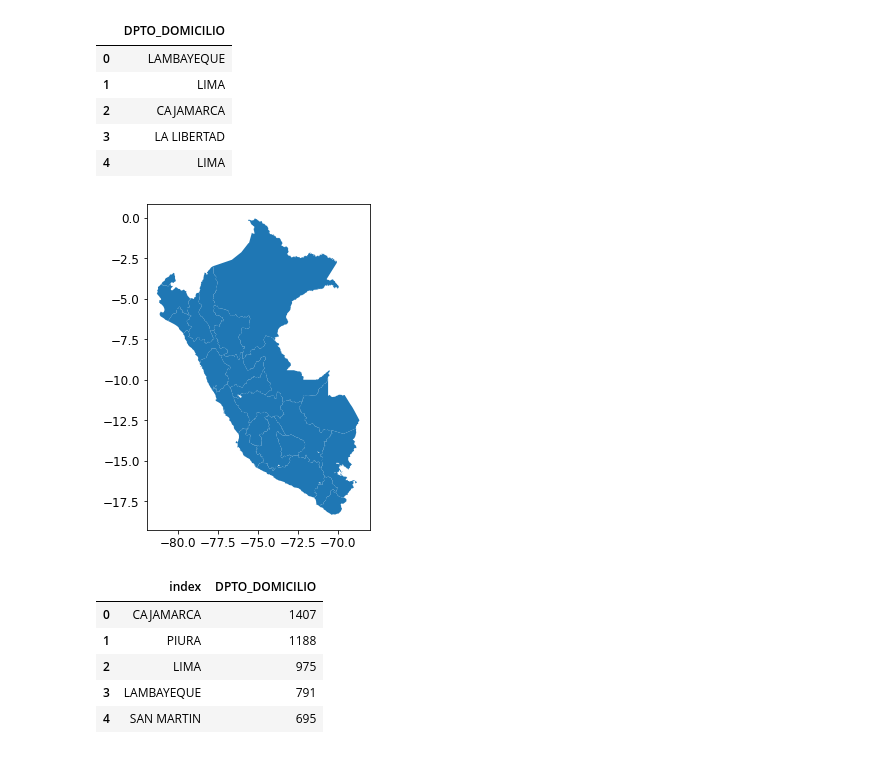
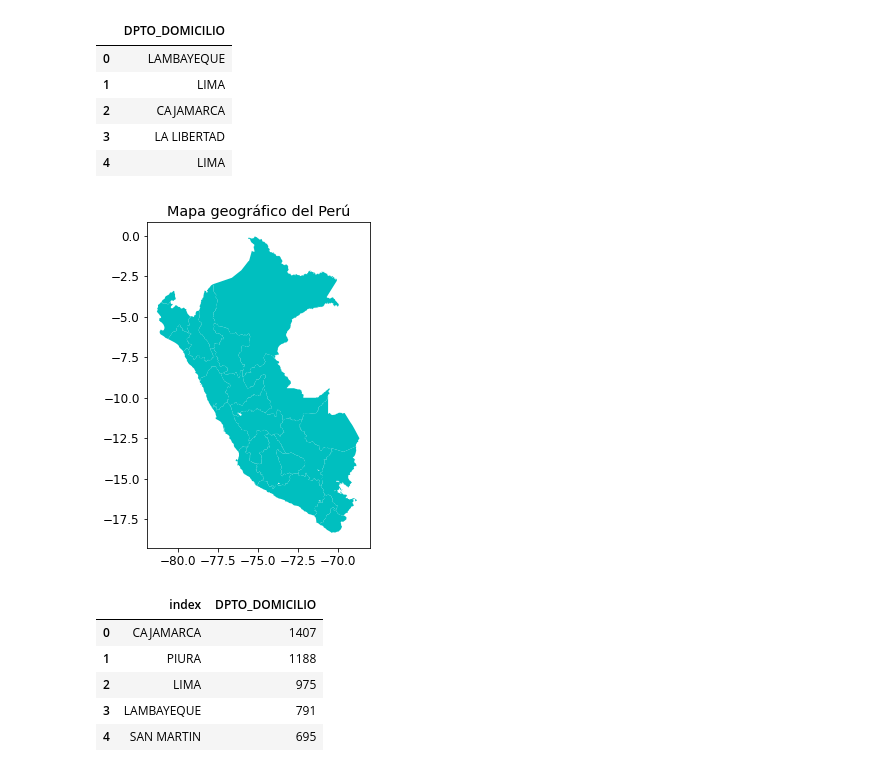
Before and after one commit to MiguelAngelTinocoArroyo/DataAnalytics, a Jupyter notebook: Source/Proyecto.ipynb, the cells around one changed output. Cells and saved outputs as stored; diff of their text form; code cells hidden in the pictures.

```diff
--- a/Source/Proyecto.ipynb
+++ b/Source/Proyecto.ipynb
@@ -225,7 +225,8 @@ grafico = sns.catplot(data = conteo_edad_x_sexo, kind = 'bar',
                       x = 'edad_bins', y = 'conteo', hue ='GENERO', palette=sns.color_palette(['g','b']))
 
 grafico.set_xticklabels(rotation = 90)
-plt.grid(color='b', linestyle='dotted', linewidth=1)
-plt.rcParams['font.size'] = 15
+plt.rcParams['figure.figsize']= 15,7
+plt.grid(color='c', linestyle='dotted', linewidth=1)
+plt.rcParams['font.size'] = 12
 plt.show()
 # %% [output]
@@ -290,10 +304,11 @@ df[departamento].head()
 gdf_deps = gpd.read_file('../Data/LIMITE_DEPARTAMENTAL.zip')
 # %%
 fig, (ax1) = plt.subplots(nrows=1, ncols=1, figsize=(18, 6))
-gdf_deps.plot(ax=ax1)
+gdf_deps.plot(ax=ax1, color = 'c')
+plt.title('Mapa geográfico del Perú')
 plt.show()
 # %% [output]
-[figure, old version]
+[figure, new version]
 # %%
 # Contamos la cantidad de personas por departamento en el Perú
 conteo_x_dept = df['DPTO_DOMICILIO'].value_counts()
```
Also changed, not shown: parts of 7 cells of this notebook.
